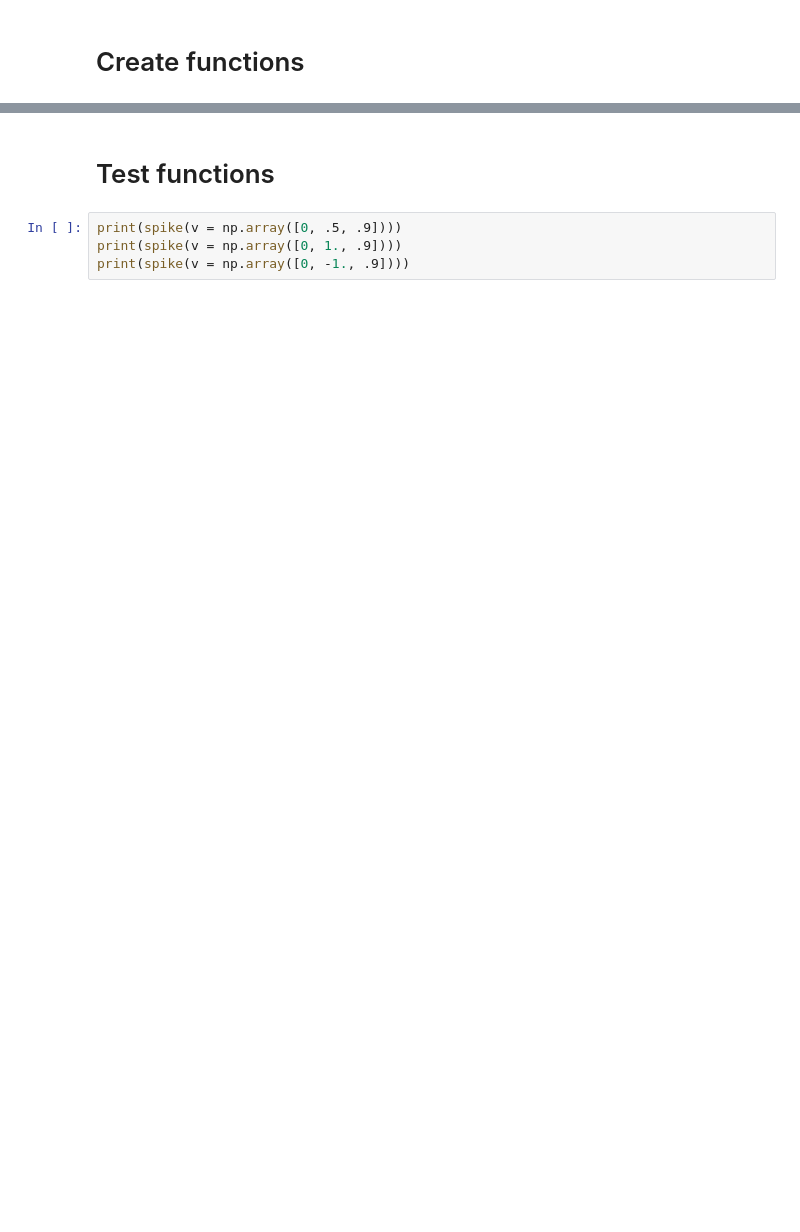
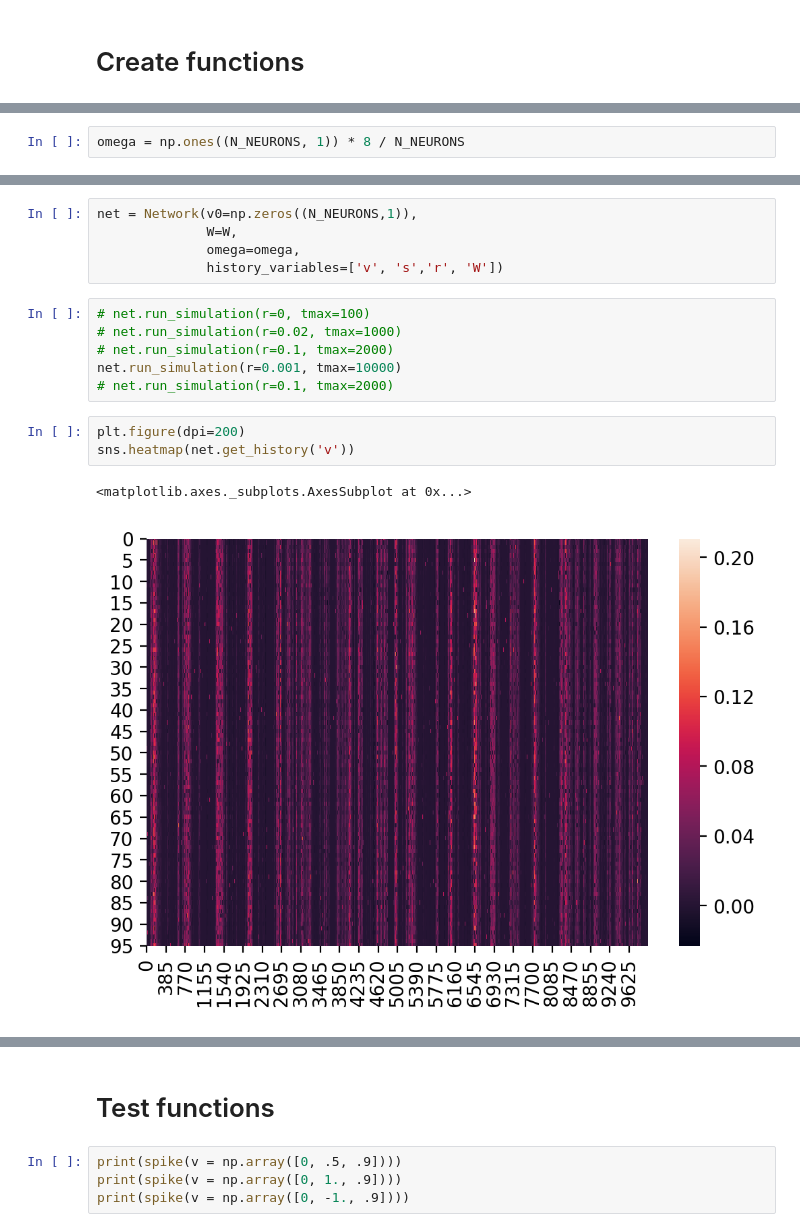
Before and after one commit to EstevaoUyra/criticality-on-neural-network, a Jupyter notebook: network.ipynb, the cells around one changed output, grey strips where cells are left out. Cells and saved outputs as stored; diff of their text form; blank space fills up the shorter version.

```diff
--- a/network.ipynb
+++ b/network.ipynb
@@ -72,0 +28,2 @@ def run_simulation(v, W, dt, tmax):
+# %%
+omega = np.ones((N_NEURONS, 1)) * 8 / N_NEURONS
@@ -72,0 +93,17 @@ def run_simulation(v, W, dt, tmax):
+# %%
+net = Network(v0=np.zeros((N_NEURONS,1)),
+              W=W,
+              omega=omega,
+              history_variables=['v', 's','r', 'W'])
+# %%
+# net.run_simulation(r=0, tmax=100)
+# net.run_simulation(r=0.02, tmax=1000)
+# net.run_simulation(r=0.1, tmax=2000)
+net.run_simulation(r=0.001, tmax=10000)
+# net.run_simulation(r=0.1, tmax=2000)
+# %%
+plt.figure(dpi=200)
+sns.heatmap(net.get_history('v'))
+# %% [output]
+<matplotlib.axes._subplots.AxesSubplot at 0x...>
+[figure, added]
```
Also changed, not shown: parts of 24 cells of this notebook.
